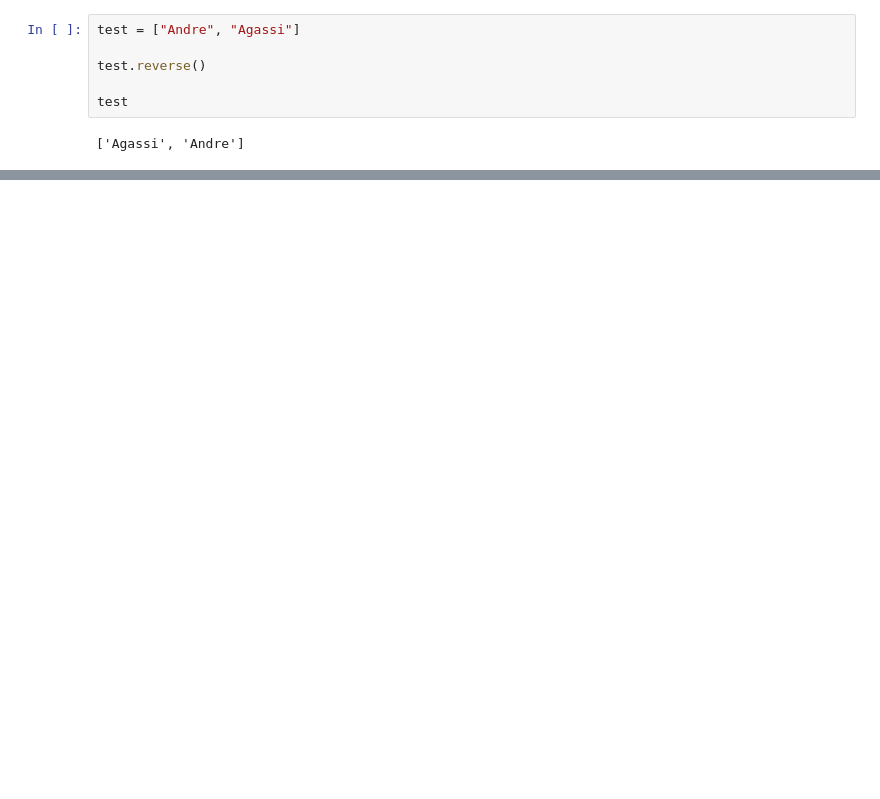
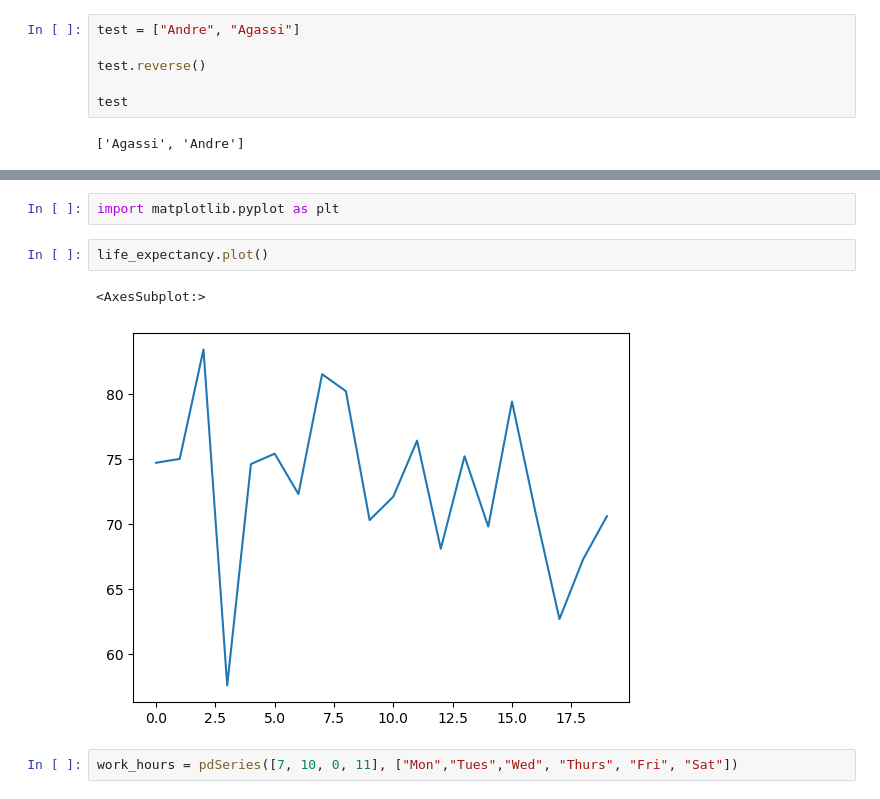
Before and after one commit to ismailomodara/learning-numpy-pandas, a Jupyter notebook: 01-numpy-and-pandas-1D/pandas.ipynb, the cells around one changed output, grey strips where cells are left out. Cells and saved outputs as stored; diff of their text form; blank space fills up the shorter version.

Commit message:
Basic understanding of plotting in pandas

```diff
--- a/01-numpy-and-pandas-1D/pandas.ipynb
+++ b/01-numpy-and-pandas-1D/pandas.ipynb
@@ -328,0 +365,9 @@ test
+# %%
+import matplotlib.pyplot as plt
+# %%
+life_expectancy.plot()
+# %% [output]
+<AxesSubplot:>
+[figure, added]
+# %%
+work_hours = pdSeries([7, 10, 0, 11], ["Mon","Tues","Wed", "Thurs", "Fri", "Sat"])
```
Also changed, not shown: parts of 2 cells of this notebook.
